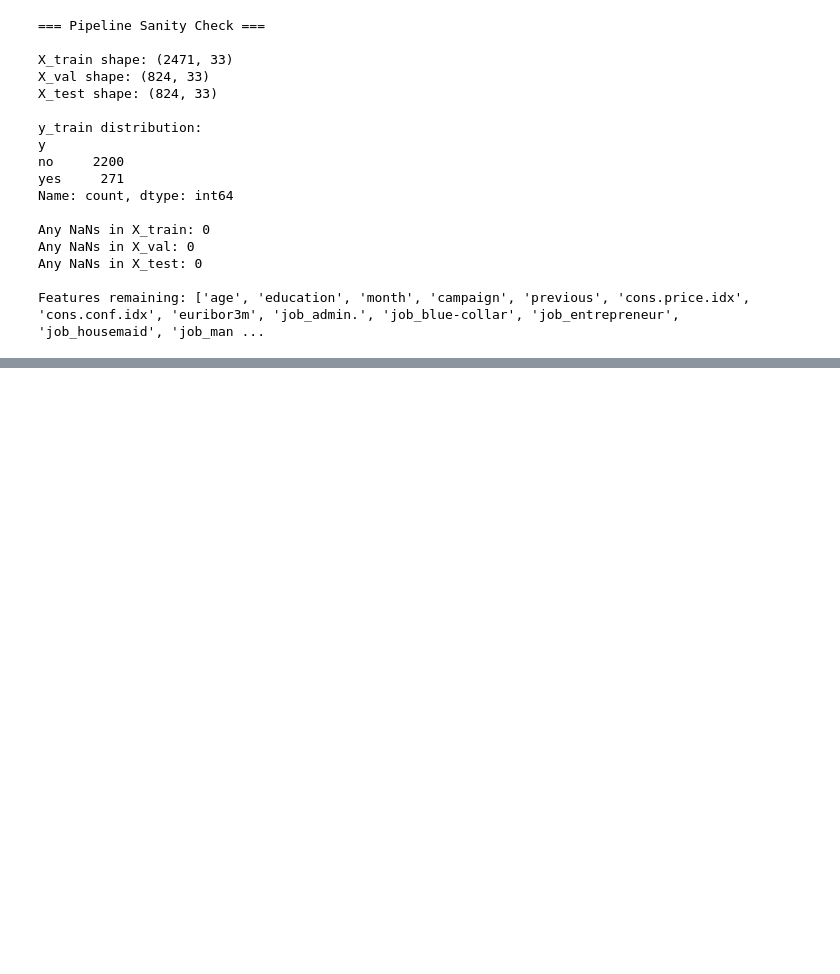
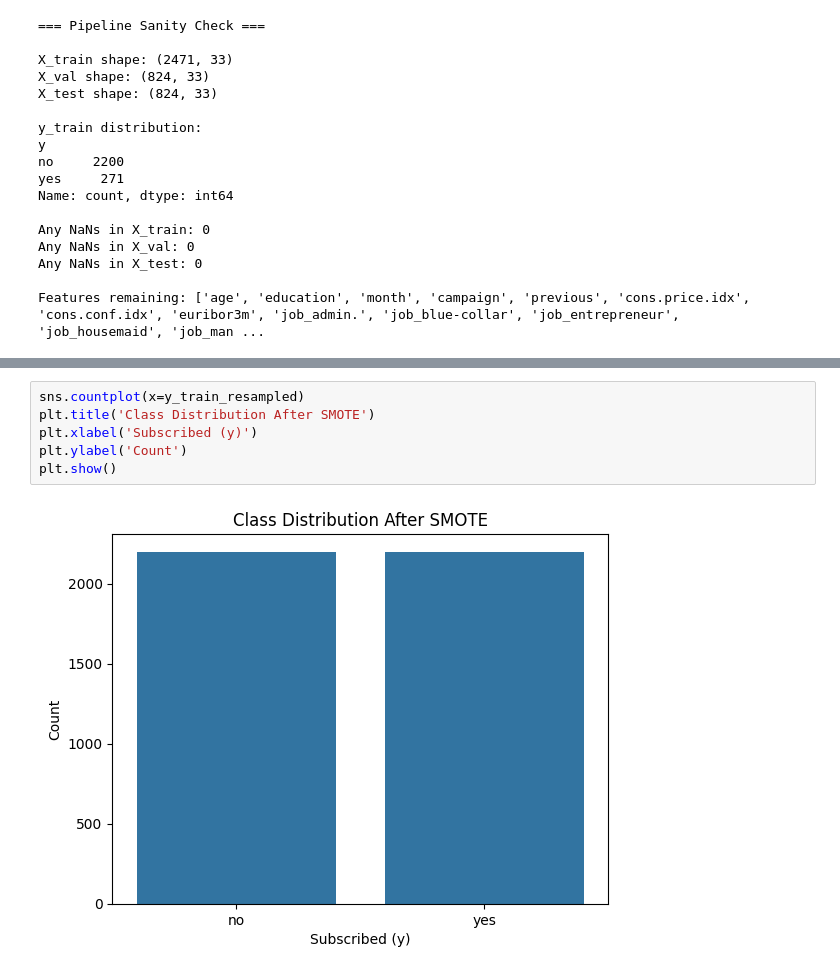
Before and after one commit to Allaawii/Assignment_1_ML_Foundations, a Jupyter notebook: assignment_1_Ali_Samara.ipynb, the cells around one changed output, grey strips where cells are left out. Drawn from its saved outputs; the diff is of its cells as text; blank space fills up the shorter version.

```diff
--- a/assignment_1_Ali_Samara.ipynb
+++ b/assignment_1_Ali_Samara.ipynb
@@ -1031,0 +1055,8 @@ Features remaining: ['age', 'education', 'month', 'campaign', 'previous', 'cons.
+# %%
+sns.countplot(x=y_train_resampled)
+plt.title('Class Distribution After SMOTE')
+plt.xlabel('Subscribed (y)')
+plt.ylabel('Count')
+plt.show()
+# %% [output]
+[figure, added]
```
Also changed, not shown: parts of 4 cells of this notebook.
